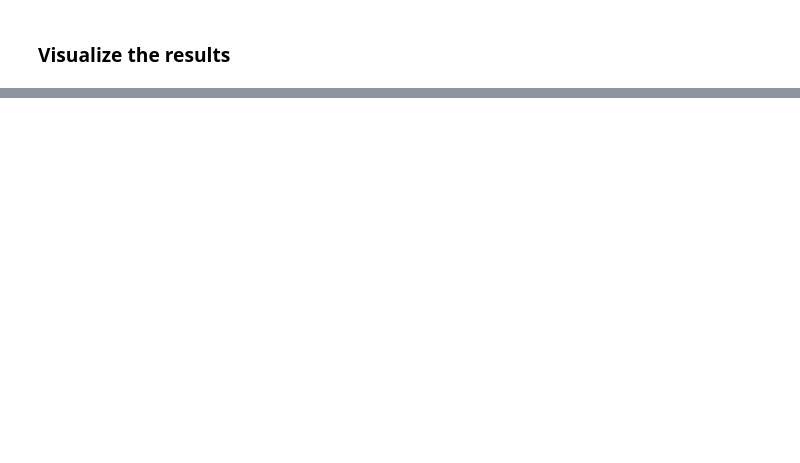
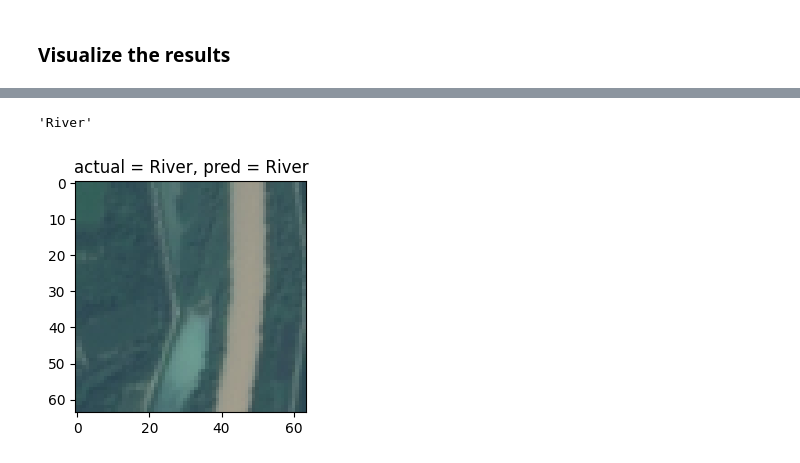
Before and after one commit to Nirzaree/lulc_classification_using_deep_learning, a Jupyter notebook: 3_build_model.ipynb, the cells around one changed output, grey strips where cells are left out. Cells and saved outputs as stored; diff of their text form; code cells hidden in the pictures; blank space fills up the shorter version.

```diff
--- a/3_build_model.ipynb
+++ b/3_build_model.ipynb
@@ -366,0 +337,3 @@ _, pred = torch.max(output, 1)
+# %%
+from PIL import Image
+image_path = os.path.join(data_folder,'EuroSAT','2750','River','River_1003.jpg')
@@ -366,0 +344,2 @@ _, pred = torch.max(output, 1)
+# %%
+image = Image.open(image_path)
@@ -366,0 +382,12 @@ _, pred = torch.max(output, 1)
+# %%
+_, pred = torch.max(output,1)
+pred = class_names[pred]
+pred
+# %% [output]
+'River'
+# %%
+fig,ax = plt.subplots(figsize = (3,3))
+ax.imshow(image)
+ax.set_title(f'actual = River, pred = {pred}');
+# %% [output]
+[figure, added]
```
Also changed, not shown: parts of 27 cells of this notebook.
